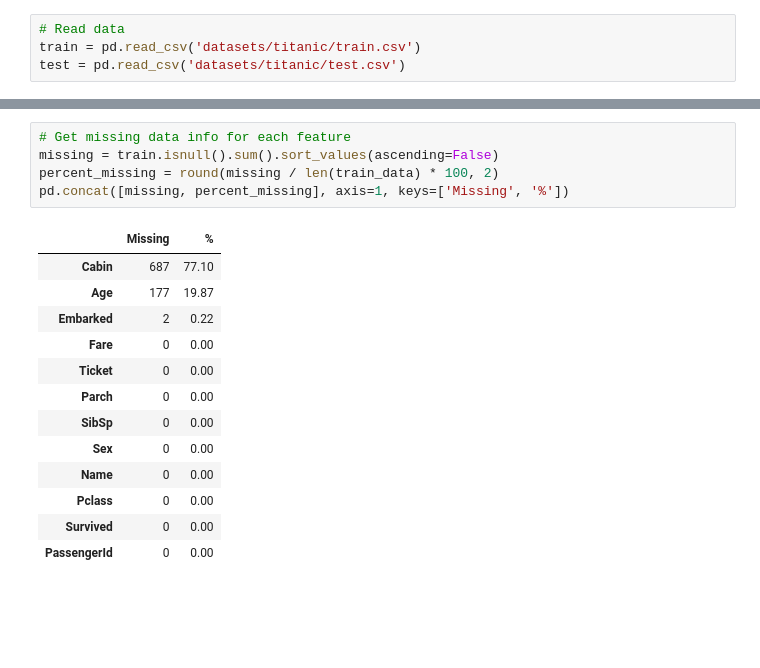
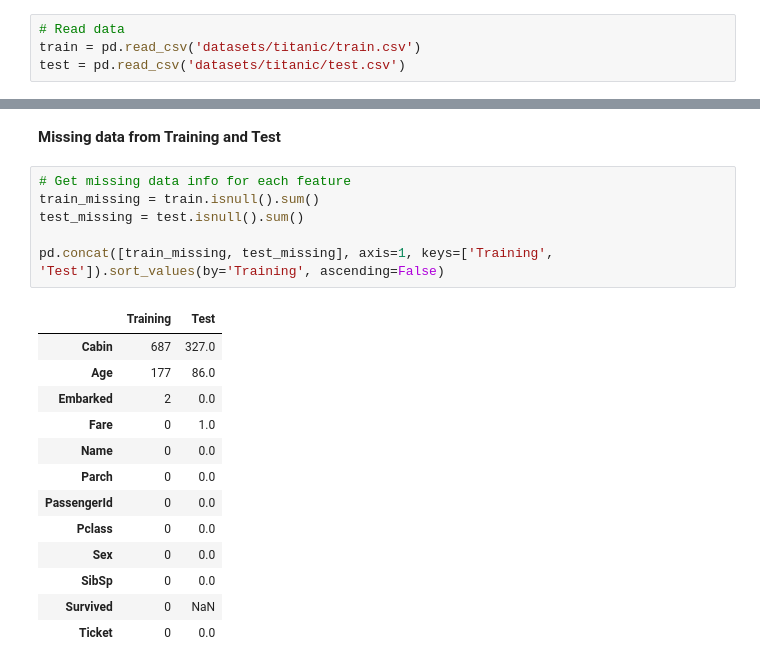
Before and after one commit to shielamms/AI-and-Data-Analysis, a Jupyter notebook: Titanic Machine Learning Prediction.ipynb, the cells around one changed output, grey strips where cells are left out. Drawn from its saved outputs; the diff is of its cells as text; blank space fills up the shorter version.

```diff
--- a/Titanic Machine Learning Prediction.ipynb
+++ b/Titanic Machine Learning Prediction.ipynb
@@ -51,19 +64,22 @@ train.describe(include='all')
+# %% [markdown]
+<b>Missing data from Training and Test</b>
 # %%
 # Get missing data info for each feature
-missing = train.isnull().sum().sort_values(ascending=False)
-percent_missing = round(missing / len(train_data) * 100, 2)
-pd.concat([missing, percent_missing], axis=1, keys=['Missing', '%'])
+train_missing = train.isnull().sum()
+test_missing = test.isnull().sum()
+
+pd.concat([train_missing, test_missing], axis=1, keys=['Training', 'Test']).sort_values(by='Training', ascending=False)
 # %% [output]
-|  | Missing | % |
-| Cabin | 687 | 77.10 |
-| Age | 177 | 19.87 |
-| Embarked | 2 | 0.22 |
-| Fare | 0 | 0.00 |
-| Ticket | 0 | 0.00 |
-| Parch | 0 | 0.00 |
-| SibSp | 0 | 0.00 |
-| Sex | 0 | 0.00 |
-| Name | 0 | 0.00 |
-| Pclass | 0 | 0.00 |
-| Survived | 0 | 0.00 |
-| PassengerId | 0 | 0.00 |
+|  | Training | Test |
+| Cabin | 687 | 327.0 |
+| Age | 177 | 86.0 |
+| Embarked | 2 | 0.0 |
+| Fare | 0 | 1.0 |
+| Name | 0 | 0.0 |
+| Parch | 0 | 0.0 |
+| PassengerId | 0 | 0.0 |
+| Pclass | 0 | 0.0 |
+| Sex | 0 | 0.0 |
+| SibSp | 0 | 0.0 |
+| Survived | 0 | NaN |
+| Ticket | 0 | 0.0 |
```
Also changed, not shown: parts of 35 cells of this notebook.
